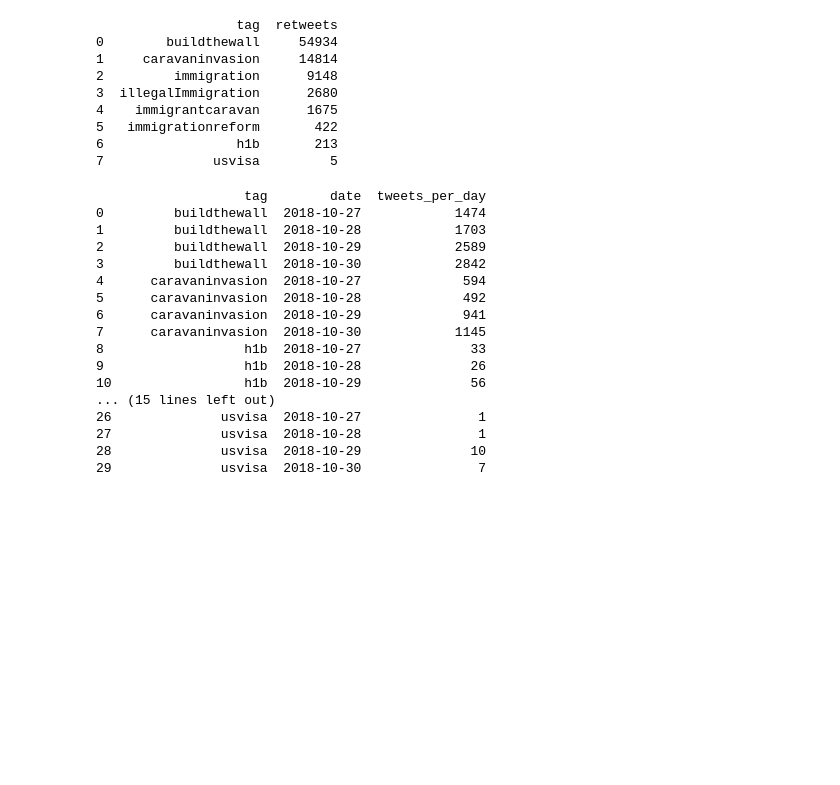
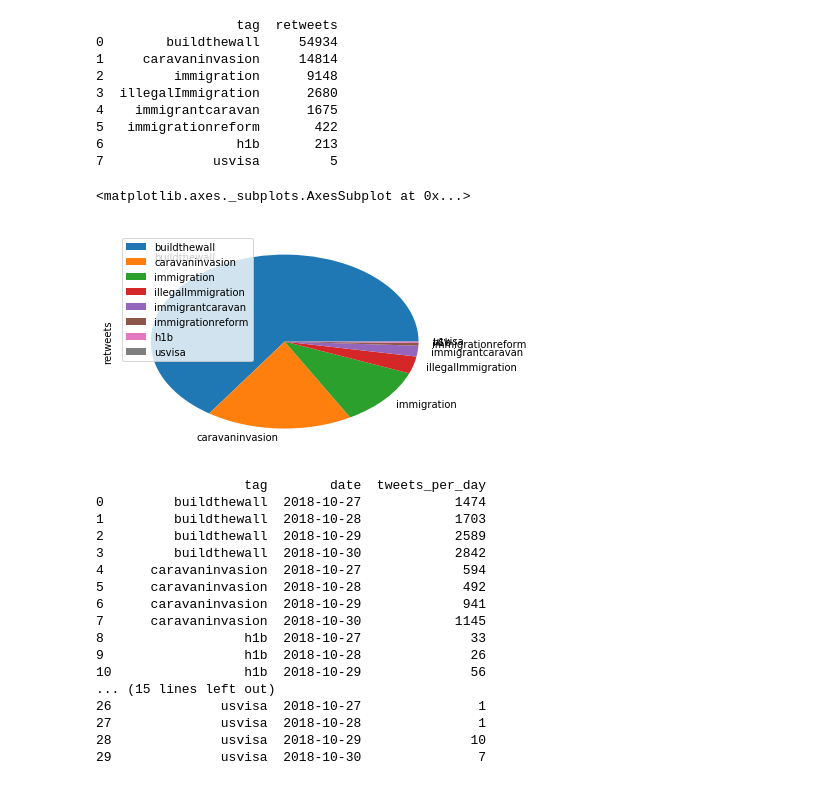
Before and after one commit to annaaniol/DataExploration, a Jupyter notebook: analyse.ipynb, the cells around one changed output. Drawn from its saved outputs; the diff is of its cells as text; code cells hidden in the pictures; blank space fills up the shorter version.

```diff
--- a/analyse.ipynb
+++ b/analyse.ipynb
@@ -50,6 +67,11 @@ print(resTweets)
 5   immigrationreform       422
 6                 h1b       213
 7              usvisa         5
+# %%
+resTweets.set_index('tag').plot.pie("retweets")
+# %% [output]
+<matplotlib.axes._subplots.AxesSubplot at 0x...>
+[figure, added]
 # %%
 resDatesTags = pd.read_sql_query('SELECT hashtag.name AS tag, DATE(tweet_created_at) AS date, \
 COUNT(DISTINCT tweet_id) AS tweets_per_day \
```
Also changed, not shown: parts of 6 cells of this notebook.
